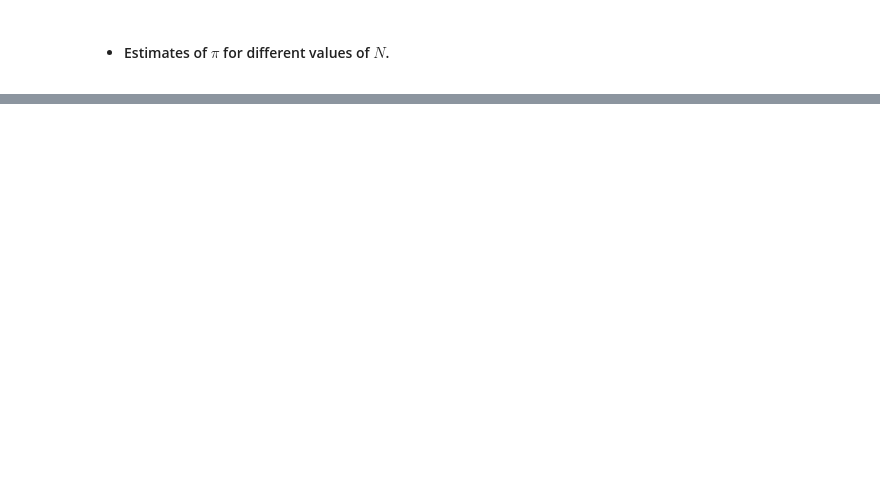
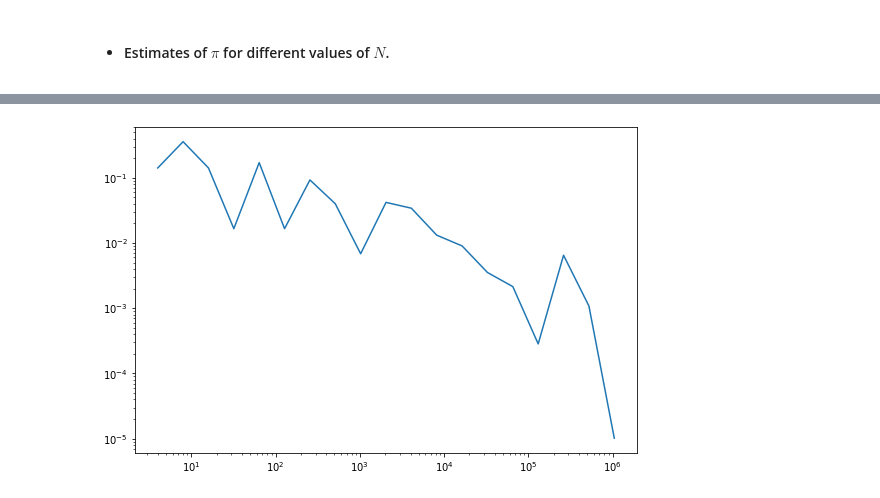
Before and after one commit to joshbrx/MonteCarlo_CC, a Jupyter notebook: Numerical_integration_methods(1).ipynb, the cells around one changed output, grey strips where cells are left out. Saved outputs shown, nothing was run; the diff lists cells and outputs as text; code cells hidden in the pictures; blank space fills up the shorter version.

```diff
--- a/Numerical_integration_methods(1).ipynb
+++ b/Numerical_integration_methods(1).ipynb
@@ -190,0 +193,6 @@ plt.show()
+# %%
+plt.plot(N, np.abs(pi-real_pi), label=r"$y=\pi_{est}(N)$")
+plt.xscale("log");
+plt.yscale("log")
+# %% [output]
+[figure, added]
```
Also changed, not shown: parts of 7 cells of this notebook, 1 other file.
